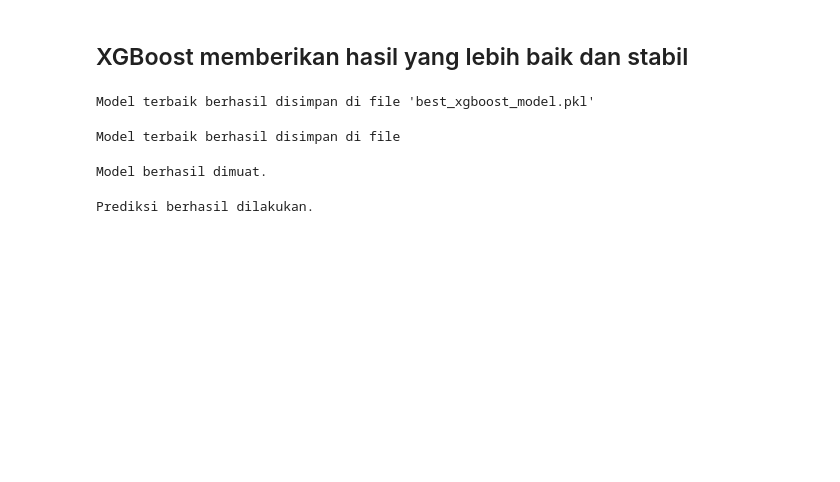
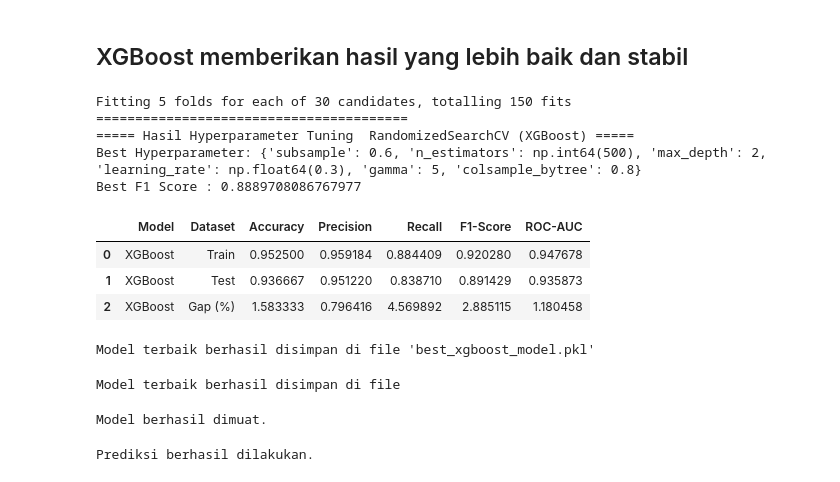
Before and after one commit to agirahmawandi/finpro_stage2, a Jupyter notebook: Stage2_Modeling_Tunning.ipynb, the cells around one changed output. Drawn from its saved outputs; the diff is of its cells as text; code cells hidden in the pictures; blank space fills up the shorter version.

```diff
--- a/Stage2_Modeling_Tunning.ipynb
+++ b/Stage2_Modeling_Tunning.ipynb
@@ -853,5 +846,53 @@ Hasil evaluasi telah berhasil disimpan ke: file_exp\final_result.xlsx
 # %% [markdown]
 ## XGBoost memberikan hasil yang lebih baik dan stabil
+# %%
+# =========================================
+# 3. XGBoost
+# =========================================
+xgb = XGBClassifier(random_state=42, eval_metric='logloss')
+
+
+xgb_param_dist = {
+    'n_estimators': np.arange(100, 501, 50),
+    'learning_rate': np.linspace(0.01, 0.3, 10),
+    'max_depth': [2, 3, 5, 7],
+    'subsample': [0.6, 0.8, 1.0],
+    'colsample_bytree': [0.6, 0.8, 1.0],
+    'gamma': [0, 1, 5]
+}
+
+xgb_random = RandomizedSearchCV(
+    estimator=xgb,
+    param_distributions=xgb_param_dist,
+    n_iter=30,
+    cv=5,
+    scoring='f1',
+    verbose=2,
+    random_state=42,
+    n_jobs=-1
+)
+xgb_random.fit(X_train_transformed, y_train)
+
+print("="*40)
+print("===== Hasil Hyperparameter Tuning  RandomizedSearchCV (XGBoost) =====")
+print("Best Hyperparameter:", xgb_random.best_params_)
+print("Best F1 Score :", xgb_random.best_score_)
+
+best_xgb = xgb_random.best_estimator_
+df_xgb_eval = evaluate_train_test(best_xgb, X_train_transformed, y_train,
+                                  X_test_transformed, y_test,
+                                  model_name="XGBoost")
+display(df_xgb_eval)
+# %% [output]
+Fitting 5 folds for each of 30 candidates, totalling 150 fits
+========================================
+===== Hasil Hyperparameter Tuning  RandomizedSearchCV (XGBoost) =====
+Best Hyperparameter: {'subsample': 0.6, 'n_estimators': np.int64(500), 'max_depth': 2, 'learning_rate': np.float64(0.3), 'gamma': 5, 'colsample_bytree': 0.8}
+Best F1 Score : 0.8889708086767977
+|  | Model | Dataset | Accuracy | Precision | Recall | F1-Score | ROC-AUC |
+| 0 | XGBoost | Train | 0.952500 | 0.959184 | 0.884409 | 0.920280 | 0.947678 |
+| 1 | XGBoost | Test | 0.936667 | 0.951220 | 0.838710 | 0.891429 | 0.935873 |
+| 2 | XGBoost | Gap (%) | 1.583333 | 0.796416 | 4.569892 | 2.885115 | 1.180458 |
 # %%
 model_filename = 'best_xgboost_model.pkl'
 joblib.dump(best_xgb, model_filename)
```
Also changed, not shown: parts of 11 cells of this notebook, 3 other files.
